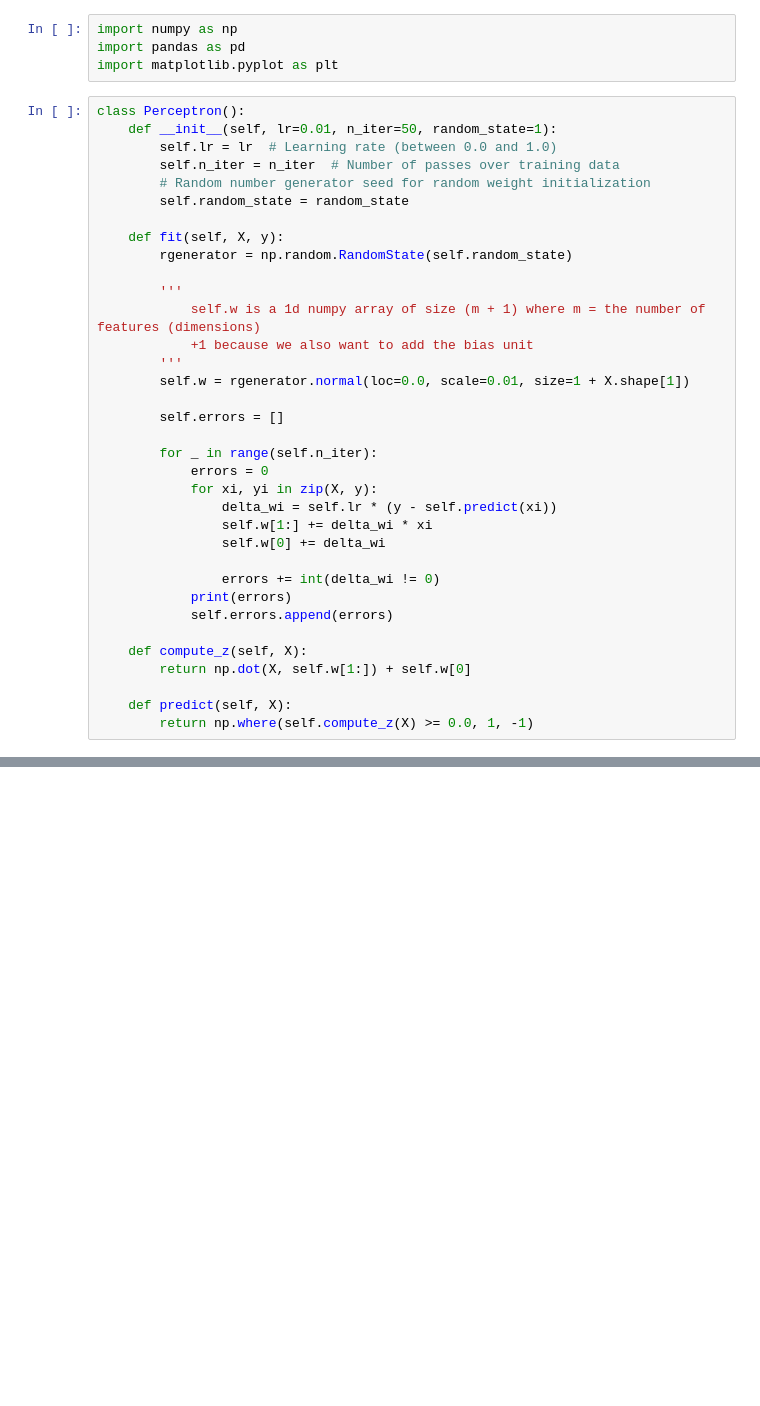
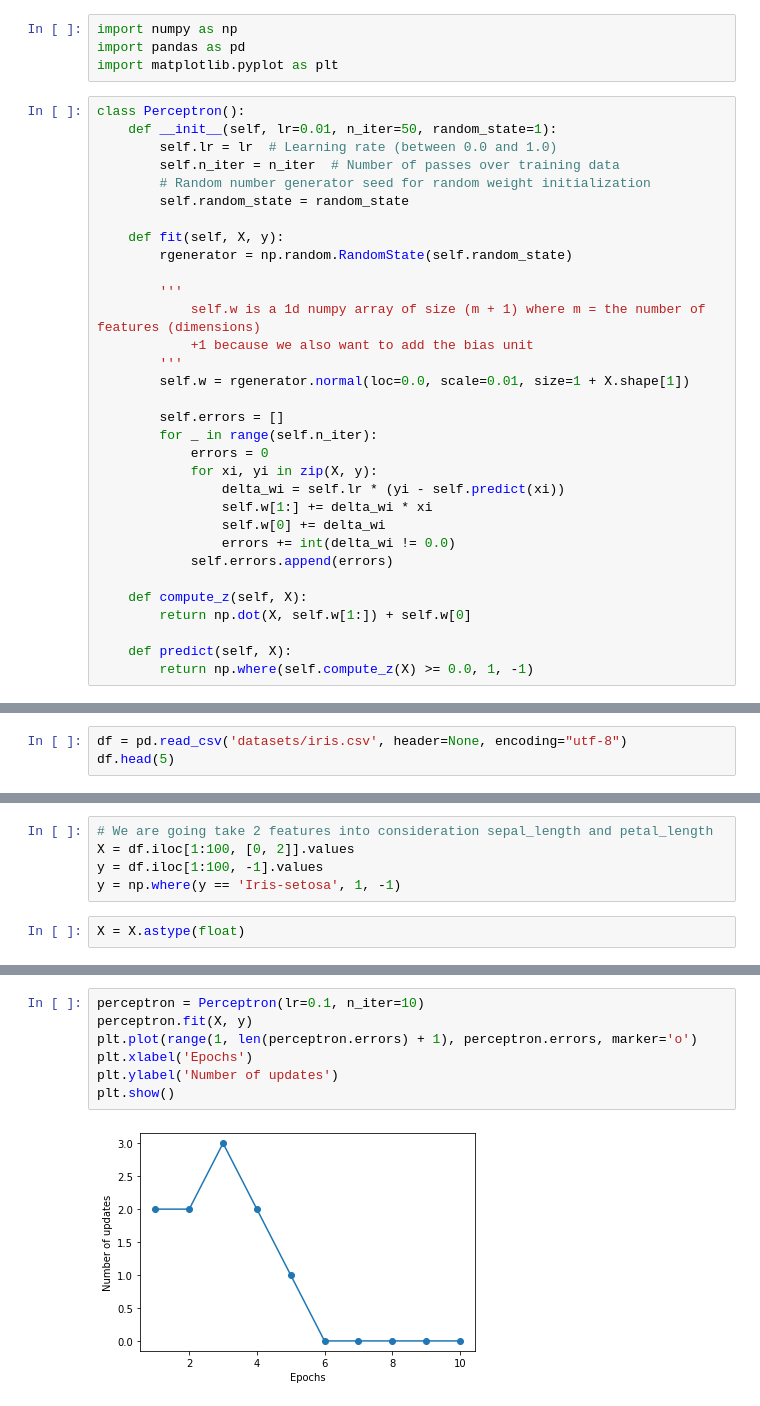
Before and after one commit to ammarlodhi255/machine-learning-from-scratch, a Jupyter notebook: 2. training_the_preceptron.ipynb, the cells around one changed output, grey strips where cells are left out. Drawn from its saved outputs; the diff is of its cells as text; blank space fills up the shorter version.

Commit message:
training perceptron on iris

```diff
--- a/2. training_the_preceptron.ipynb
+++ b/2. training_the_preceptron.ipynb
@@ -20,16 +20,13 @@ class Perceptron():
         self.w = rgenerator.normal(loc=0.0, scale=0.01, size=1 + X.shape[1])
 
         self.errors = []
-
         for _ in range(self.n_iter):
             errors = 0
             for xi, yi in zip(X, y):
-                delta_wi = self.lr * (y - self.predict(xi))
+                delta_wi = self.lr * (yi - self.predict(xi))
                 self.w[1:] += delta_wi * xi
                 self.w[0] += delta_wi
-
-                errors += int(delta_wi != 0)
-            print(errors)
+                errors += int(delta_wi != 0.0)
             self.errors.append(errors)
 
     def compute_z(self, X):
@@ -41,0 +37,3 @@ df = pd.read_csv('')
+# %%
+df = pd.read_csv('datasets/iris.csv', header=None, encoding="utf-8")
+df.head(5)
@@ -41,0 +47,7 @@ df = pd.read_csv('')
+# %%
+# We are going take 2 features into consideration sepal_length and petal_length
+X = df.iloc[1:100, [0, 2]].values
+y = df.iloc[1:100, -1].values
+y = np.where(y == 'Iris-setosa', 1, -1)
+# %%
+X = X.astype(float)
@@ -41,0 +67,9 @@ df = pd.read_csv('')
+# %%
+perceptron = Perceptron(lr=0.1, n_iter=10)
+perceptron.fit(X, y)
+plt.plot(range(1, len(perceptron.errors) + 1), perceptron.errors, marker='o')
+plt.xlabel('Epochs')
+plt.ylabel('Number of updates')
+plt.show()
+# %% [output]
+[figure, added]
```
Also changed, not shown: parts of 5 cells of this notebook, 2 other files.
